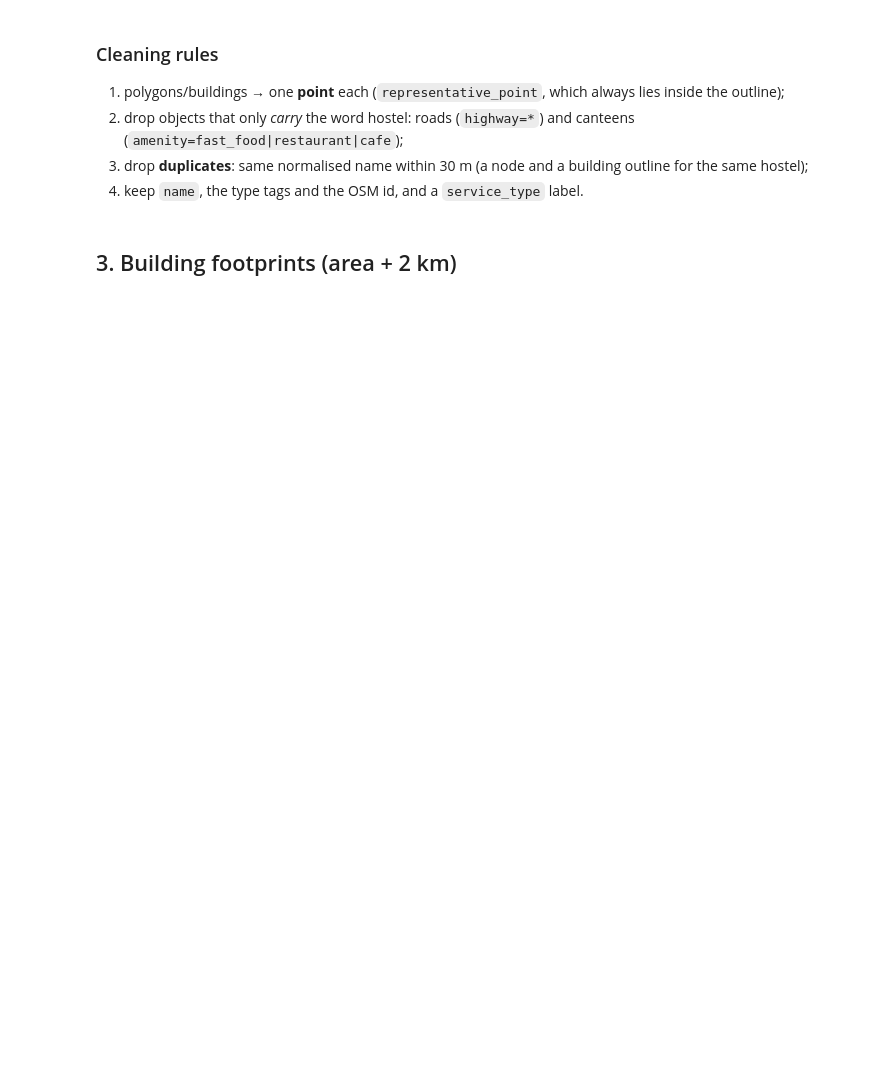
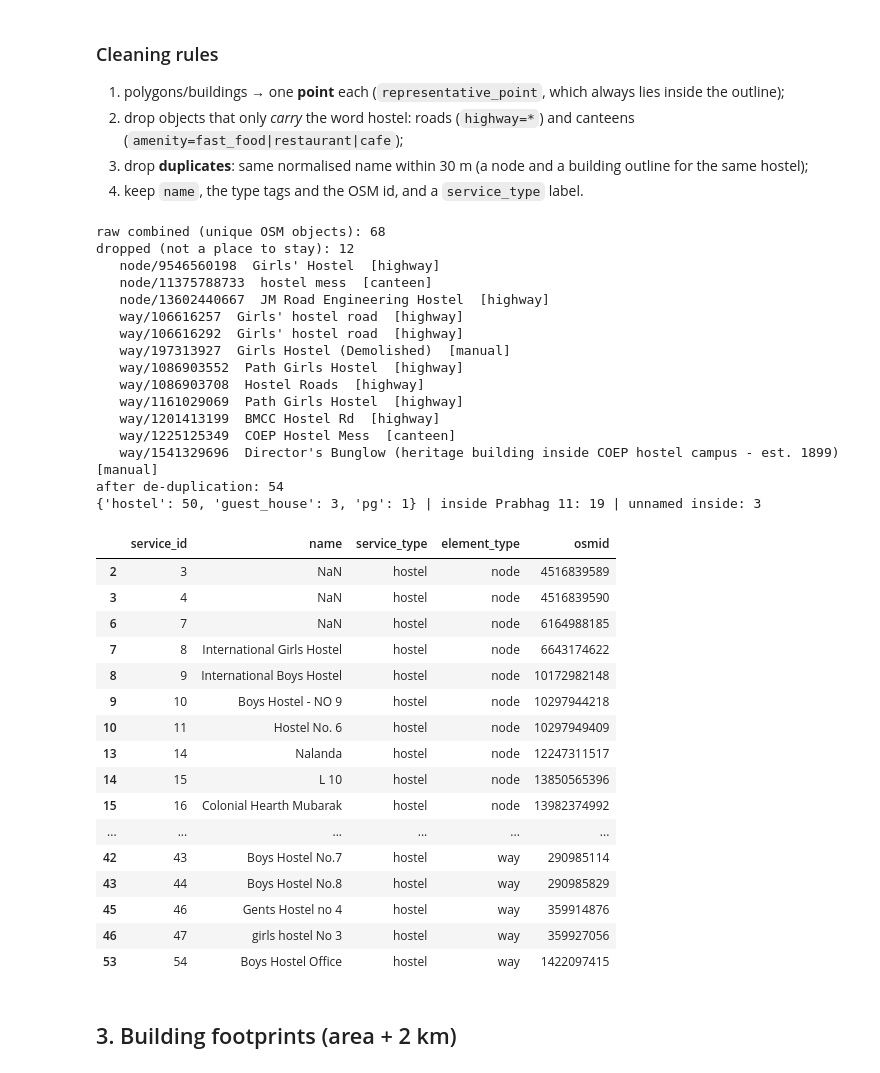
Before and after one commit to Amrtyu29/pune-pg-webgis, a Jupyter notebook: analysis/01_download_and_load.ipynb, the cells around one changed output. Saved outputs shown, nothing was run; the diff lists cells and outputs as text; code cells hidden in the pictures; blank space fills up the shorter version.

Commit message:
Phase 1 notebook executed: 54 PG/hostel features (19 inside the ward, 3 unnamed), 20,525 buildings, walking network 6,645 nodes / 17,090 edges, loaded to PostGIS in 4326 + UTM 43N

```diff
--- a/analysis/01_download_and_load.ipynb
+++ b/analysis/01_download_and_load.ipynb
@@ -70,7 +76,11 @@ OSMnx cannot filter by a name regex, so the name search goes straight to the Ove
 SERVICE_TAGS = {"tourism": ["hostel", "guest_house"], "building": ["dormitory"], "amenity": ["dormitory"]}
 svc_tagged = ox.features_from_polygon(extent, SERVICE_TAGS)
 print("tag-based raw features:", len(svc_tagged))
-svc_tagged = svc_tagged.reset_index()          # element_type / osmid become columns
+svc_tagged = svc_tagged.reset_index()          # the index (element type, id) becomes two columns
+# OSMnx 2.x calls them "element" and "id" (OSMnx 1.x used "element_type" / "osmid"); normalise the names
+svc_tagged = svc_tagged.rename(columns={"element": "element_type", "id": "osmid"})
+svc_tagged["element_type"] = svc_tagged["element_type"].astype(str)
+print(svc_tagged["element_type"].value_counts().to_dict())
 
 # --- name-based search (regex) via Overpass; generic User-Agent, no personal data ---
 ring = extent.exterior.coords if extent.geom_type == "Polygon" else max(extent.geoms, key=lambda g: g.area).exterior.coords
@@ -121,48 +137,87 @@ for c in keep_cols:
         svc_tagged[c] = None
 raw = pd.concat([to_points(svc_tagged[keep_cols]), svc_named[keep_cols]], ignore_index=True)
 raw = gpd.GeoDataFrame(raw, geometry="geometry", crs=4326)
-raw = raw.drop_duplicates(subset=["element_type", "osmid"])
-print("raw combined:", len(raw))
+raw["osmid"] = raw["osmid"].astype("int64")
+raw = raw.drop_duplicates(subset=["element_type", "osmid"])   # the same object can come from both searches
+print("raw combined (unique OSM objects):", len(raw))
 
 # rule 2: not a place to stay
-is_road = raw["highway"].notna()
-is_food = raw["amenity"].isin(["fast_food", "restaurant", "cafe"])
-dropped = raw[is_road | is_food]
-svc = raw[~(is_road | is_food)].copy()
-print("dropped roads/canteens:", len(dropped), list(dropped["name"]))
+is_road = raw["highway"].notna()                                   # streets and bus stops named after a hostel
+is_food = raw["amenity"].isin(["fast_food", "restaurant", "cafe"]) # hostel canteens
+NOT_A_HOSTEL = re.compile(r"demolished|bunglow|bungalow", re.I)    # manual review of the name matches
+is_manual = raw["name"].fillna("").str.contains(NOT_A_HOSTEL)
+dropped = raw[is_road | is_food | is_manual]
+svc = raw[~(is_road | is_food | is_manual)].copy()
+print("dropped (not a place to stay):", len(dropped))
+for _, d in dropped.iterrows():
+    why = "highway" if pd.notna(d["highway"]) else ("canteen" if d["amenity"] in ("fast_food", "restaurant", "cafe") else "manual")
+    print(f"   {d['element_type']}/{d['osmid']}  {d['name']}  [{why}]")
 
 # rule 3: duplicates = same normalised name within 30 m
 def norm(s):
     return re.sub(r"[^a-z0-9]", "", str(s).lower()) if pd.notna(s) else ""
 svc["name_norm"] = svc["name"].map(norm)
 svc_utm = svc.to_crs(UTM)
 keep = []
 for i, row in svc_utm.iterrows():
     dup = False
     for j in keep:
         other = svc_utm.loc[j]
         if row["name_norm"] and row["name_norm"] == other["name_norm"] and row.geometry.distance(other.geometry) < 30:
             dup = True
             break
     if not dup:
         keep.append(i)
 svc = svc.loc[keep].copy()
 print("after de-duplication:", len(svc))
 
 # label
 def service_type(r):
+    n = str(r["name"] or "").lower()
+    if "paying" in n or re.search(r"(^|[^a-z])pg([^a-z]|$)", n): return "pg"       # the name says PG
     if r["tourism"] == "guest_house": return "guest_house"
-    if r["tourism"] == "hostel" or r["building"] == "dormitory" or r["amenity"] == "dormitory": return "hostel"
-    n = str(r["name"]).lower()
-    if "paying" in n or re.search(r"(^|[^a-z])pg([^a-z]|$)", n): return "pg"
-    return "hostel"
+    return "hostel"                                                                  # tourism=hostel, dormitory, or "hostel" in the name
 svc["service_type"] = svc.apply(service_type, axis=1)
 svc["inside_area"] = svc.within(area.geometry.iloc[0])
 svc = svc.drop(columns=["name_norm", "highway"]).reset_index(drop=True)
 svc.insert(0, "service_id", range(1, len(svc) + 1))
 print(svc["service_type"].value_counts().to_dict(), "| inside Prabhag 11:", int(svc["inside_area"].sum()),
       "| unnamed inside:", int((svc["inside_area"] & svc["name"].isna()).sum()))
 svc[svc["inside_area"]][["service_id", "name", "service_type", "element_type", "osmid"]]
+# %% [output]
+raw combined (unique OSM objects): 68
+dropped (not a place to stay): 12
+   node/9546560198  Girls' Hostel  [highway]
+   node/11375788733  hostel mess  [canteen]
+   node/13602440667  JM Road Engineering Hostel  [highway]
+   way/106616257  Girls' hostel road  [highway]
+   way/106616292  Girls' hostel road  [highway]
+   way/197313927  Girls Hostel (Demolished)  [manual]
+   way/1086903552  Path Girls Hostel  [highway]
+   way/1086903708  Hostel Roads  [highway]
+   way/1161029069  Path Girls Hostel  [highway]
+   way/1201413199  BMCC Hostel Rd  [highway]
+   way/1225125349  COEP Hostel Mess  [canteen]
+   way/1541329696  Director's Bunglow (heritage building inside COEP hostel campus - est. 1899)  [manual]
+after de-duplication: 54
+{'hostel': 50, 'guest_house': 3, 'pg': 1} | inside Prabhag 11: 19 | unnamed inside: 3
+|  | service_id | name | service_type | element_type | osmid |
+| 2 | 3 | NaN | hostel | node | 4516839589 |
+| 3 | 4 | NaN | hostel | node | 4516839590 |
+| 6 | 7 | NaN | hostel | node | 6164988185 |
+| 7 | 8 | International Girls Hostel | hostel | node | 6643174622 |
+| 8 | 9 | International Boys Hostel | hostel | node | 10172982148 |
+| 9 | 10 | Boys Hostel - NO 9 | hostel | node | 10297944218 |
+| 10 | 11 | Hostel No. 6 | hostel | node | 10297949409 |
+| 13 | 14 | Nalanda | hostel | node | 12247311517 |
+| 14 | 15 | L 10 | hostel | node | 13850565396 |
+| 15 | 16 | Colonial Hearth Mubarak | hostel | node | 13982374992 |
+| ... | ... | ... | ... | ... | ... |
+| 42 | 43 | Boys Hostel No.7 | hostel | way | 290985114 |
+| 43 | 44 | Boys Hostel No.8 | hostel | way | 290985829 |
+| 45 | 46 | Gents Hostel no 4 | hostel | way | 359914876 |
+| 46 | 47 | girls hostel No 3 | hostel | way | 359927056 |
+| 53 | 54 | Boys Hostel Office | hostel | way | 1422097415 |
 # %% [markdown]
 ## 3. Building footprints (area + 2 km)
 # %%
```
Also changed, not shown: parts of 8 cells of this notebook, 1 other file.
